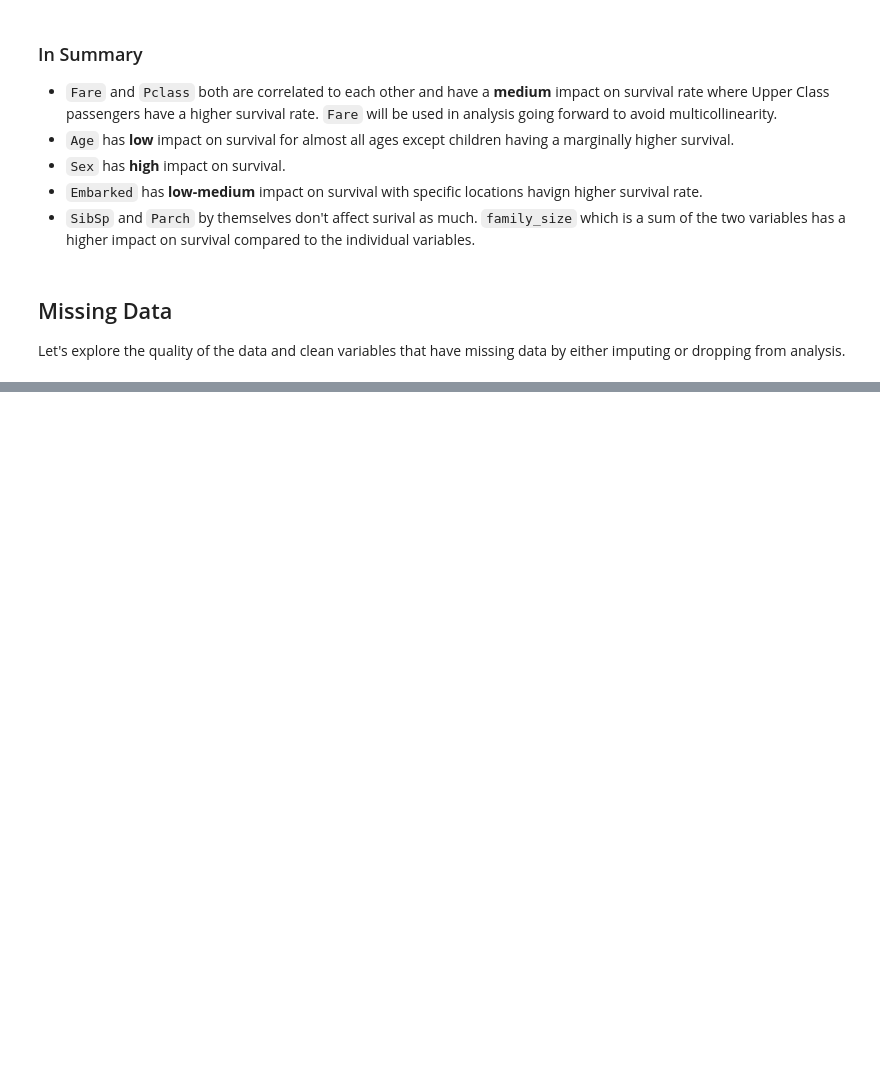
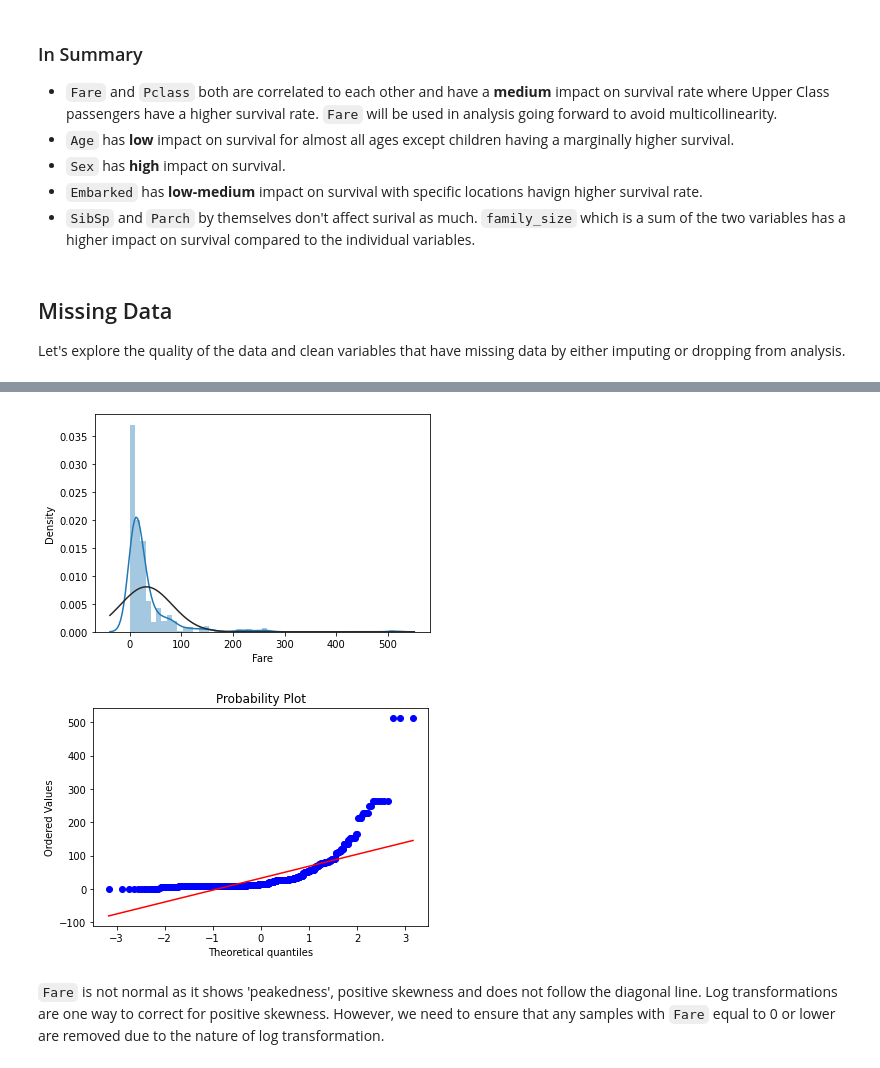
Before and after one commit to devanshmalik/titanic-dataset-EDA, a Jupyter notebook: Titanic_EDA.ipynb, the cells around one changed output, grey strips where cells are left out. Drawn from its saved outputs; the diff is of its cells as text; code cells hidden in the pictures; blank space fills up the shorter version.

```diff
--- a/Titanic_EDA.ipynb
+++ b/Titanic_EDA.ipynb
@@ -218,0 +228,4 @@ missing_data
+# %%
+df_train = df_train.drop((missing_data[missing_data['Total'] > 2]).index, axis=1)
+df_train = df_train.drop(df_train.loc[df_train.Embarked.isnull()].index)
+df_train.head()
@@ -218,0 +296,10 @@ missing_data
+# %%
+#histogram and normal probability plot
+sns.distplot(df_train['Fare'], fit=norm)
+fig = plt.figure()
+res = stats.probplot(df_train['Fare'], plot=plt)
+# %% [output]
+[figure, added]
+[figure, added]
+# %% [markdown]
+`Fare` is not normal as it shows 'peakedness', positive skewness and does not follow the diagonal line. Log transformations are one way to correct for positive skewness. However, we need to ensure that any samples with `Fare` equal to 0 or lower are removed due to the nature of log transformation.
```
Also changed, not shown: parts of 18 cells of this notebook.
